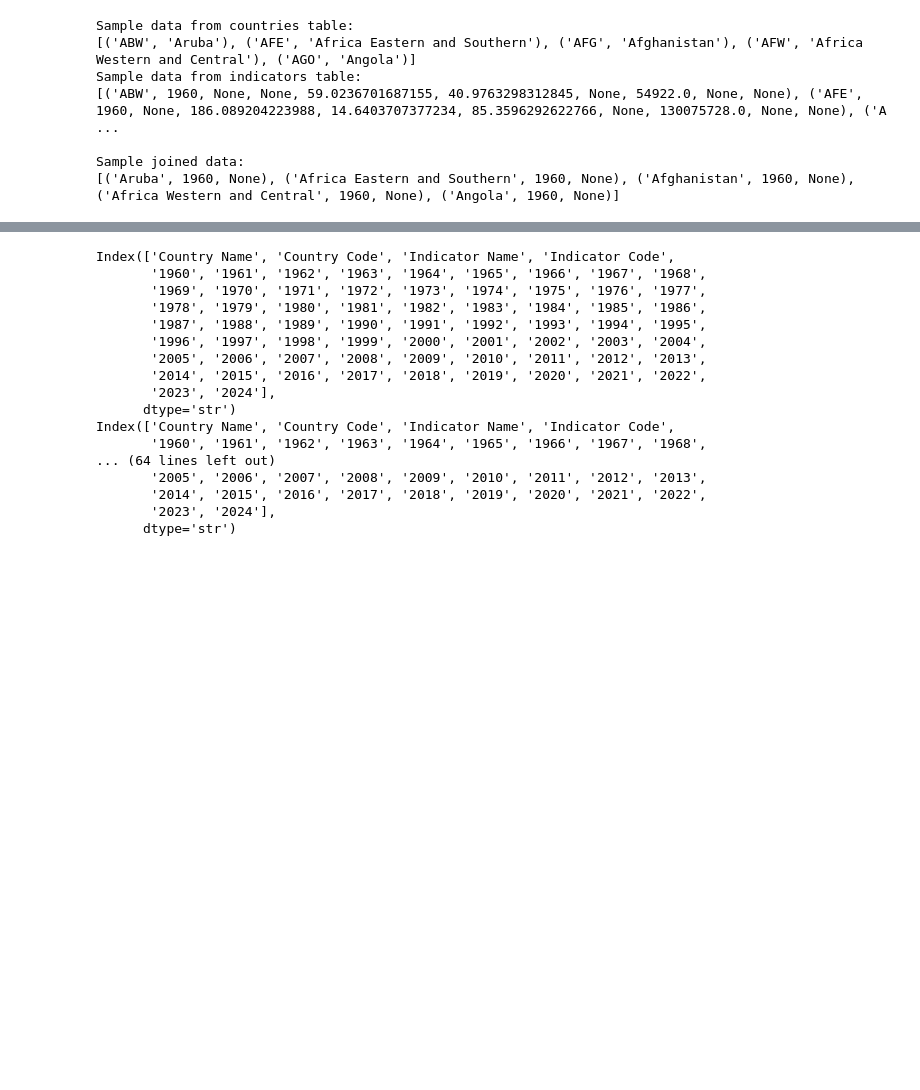
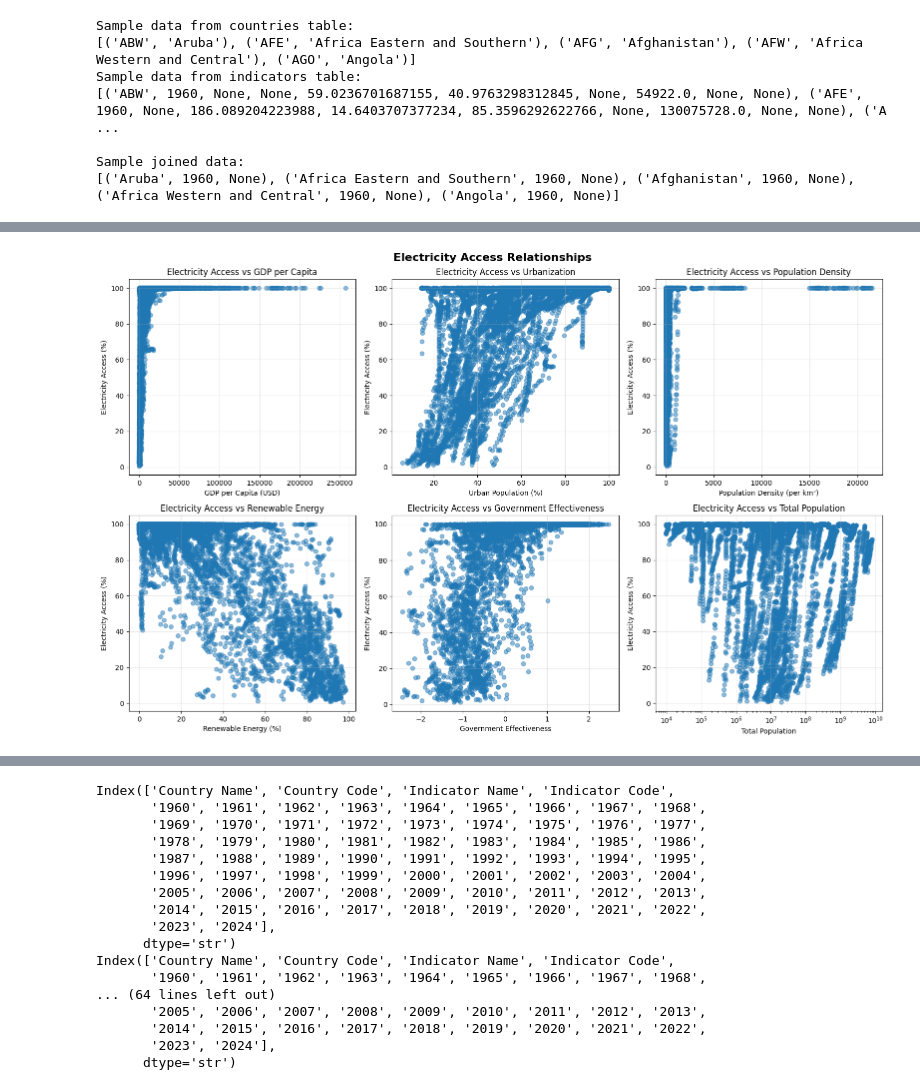
Before and after one commit to npydipati/CAP5771_npydipati, a Jupyter notebook: energy_poverty_prediction.ipynb, the cells around one changed output, grey strips where cells are left out. Cells and saved outputs as stored; diff of their text form; code cells hidden in the pictures; blank space fills up the shorter version.

```diff
--- a/energy_poverty_prediction.ipynb
+++ b/energy_poverty_prediction.ipynb
@@ -427,0 +512,65 @@ Sample joined data:
+# %%
+# Connect to database
+conn = sqlite3.connect("energy_poverty.db")
+
+# Load data
+df_indicators = pd.read_sql_query("SELECT * FROM indicators", conn)
+df_countries = pd.read_sql_query("SELECT * FROM countries", conn)
+
+# Merge datasets
+df = df_indicators.merge(df_countries, on='country_code', how='left')
+
+# Create scatter plots
+fig, axes = plt.subplots(2, 3, figsize=(16, 10))
+fig.suptitle('Electricity Access Relationships', fontsize=16, fontweight='bold')
+
+# Plot 1: GDP
+axes[0, 0].scatter(df["gdp_per_capita"], df["electricity_access"], alpha=0.5)
+axes[0, 0].set_xlabel("GDP per Capita (USD)")
+axes[0, 0].set_ylabel("Electricity Access (%)")
+axes[0, 0].set_title("Electricity Access vs GDP per Capita")
+axes[0, 0].grid(alpha=0.3)
+
+# Plot 2: Urbanization
+axes[0, 1].scatter(df["urban_population_percent"], df["electricity_access"], alpha=0.5)
+axes[0, 1].set_xlabel("Urban Population (%)")
+axes[0, 1].set_ylabel("Electricity Access (%)")
+axes[0, 1].set_title("Electricity Access vs Urbanization")
+axes[0, 1].grid(alpha=0.3)
+
+# Plot 3: Population Density
+axes[0, 2].scatter(df["population_density"], df["electricity_access"], alpha=0.5)
+axes[0, 2].set_xlabel("Population Density (per km²)")
+axes[0, 2].set_ylabel("Electricity Access (%)")
+axes[0, 2].set_title("Electricity Access vs Population Density")
+axes[0, 2].grid(alpha=0.3)
+
+# Plot 4: Renewable Energy
+axes[1, 0].scatter(df["renewable_energy_percent"], df["electricity_access"], alpha=0.5)
+axes[1, 0].set_xlabel("Renewable Energy (%)")
+axes[1, 0].set_ylabel("Electricity Access (%)")
+axes[1, 0].set_title("Electricity Access vs Renewable Energy")
+axes[1, 0].grid(alpha=0.3)
+
+# Plot 5: Government Effectiveness
+axes[1, 1].scatter(df["government_effectiveness"], df["electricity_access"], alpha=0.5)
+axes[1, 1].set_xlabel("Government Effectiveness")
+axes[1, 1].set_ylabel("Electricity Access (%)")
+axes[1, 1].set_title("Electricity Access vs Government Effectiveness")
+axes[1, 1].grid(alpha=0.3)
+
+# Plot 6: Total Population (log scale recommended)
+axes[1, 2].scatter(df["total_population"], df["electricity_access"], alpha=0.5)
+axes[1, 2].set_xlabel("Total Population")
+axes[1, 2].set_ylabel("Electricity Access (%)")
+axes[1, 2].set_title("Electricity Access vs Total Population")
+axes[1, 2].set_xscale('log')  # Log scale for better visualization
+axes[1, 2].grid(alpha=0.3)
+
+plt.tight_layout()
+plt.show()
+
+# Close connection
+conn.close()
+# %% [output]
+[figure, added]
```
Also changed, not shown: parts of 16 cells of this notebook, 7 other files.
